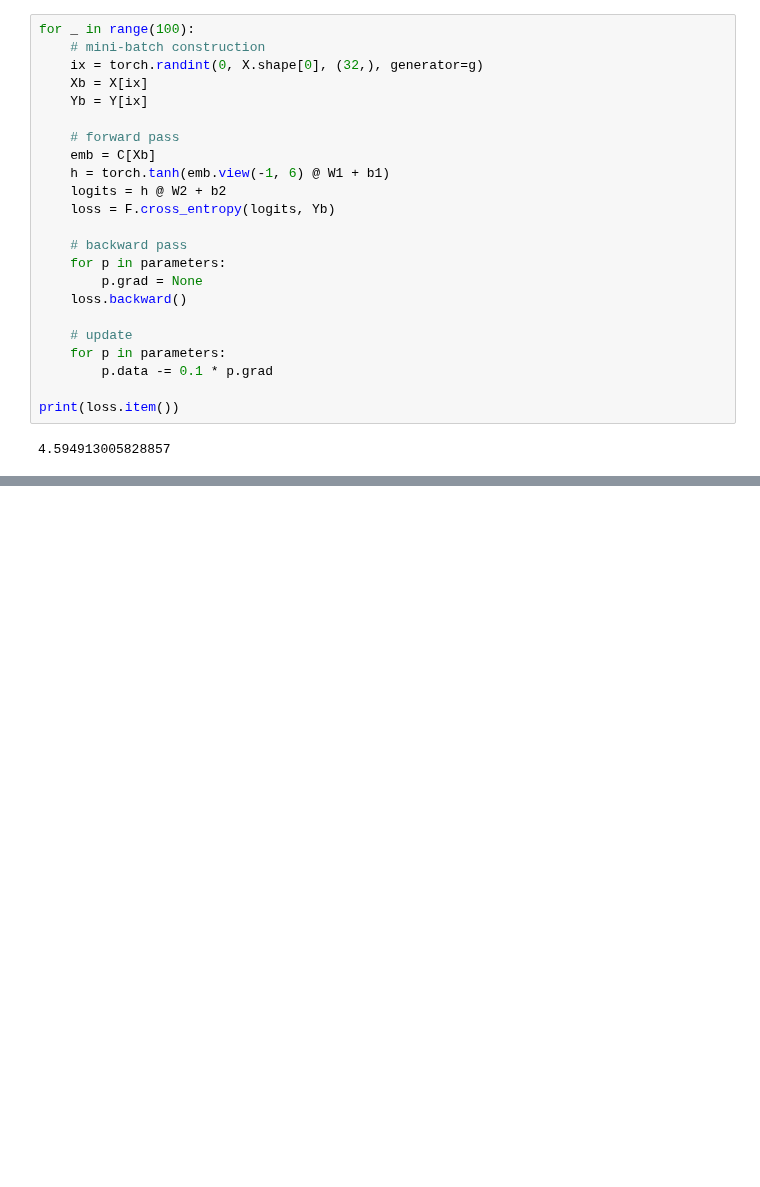
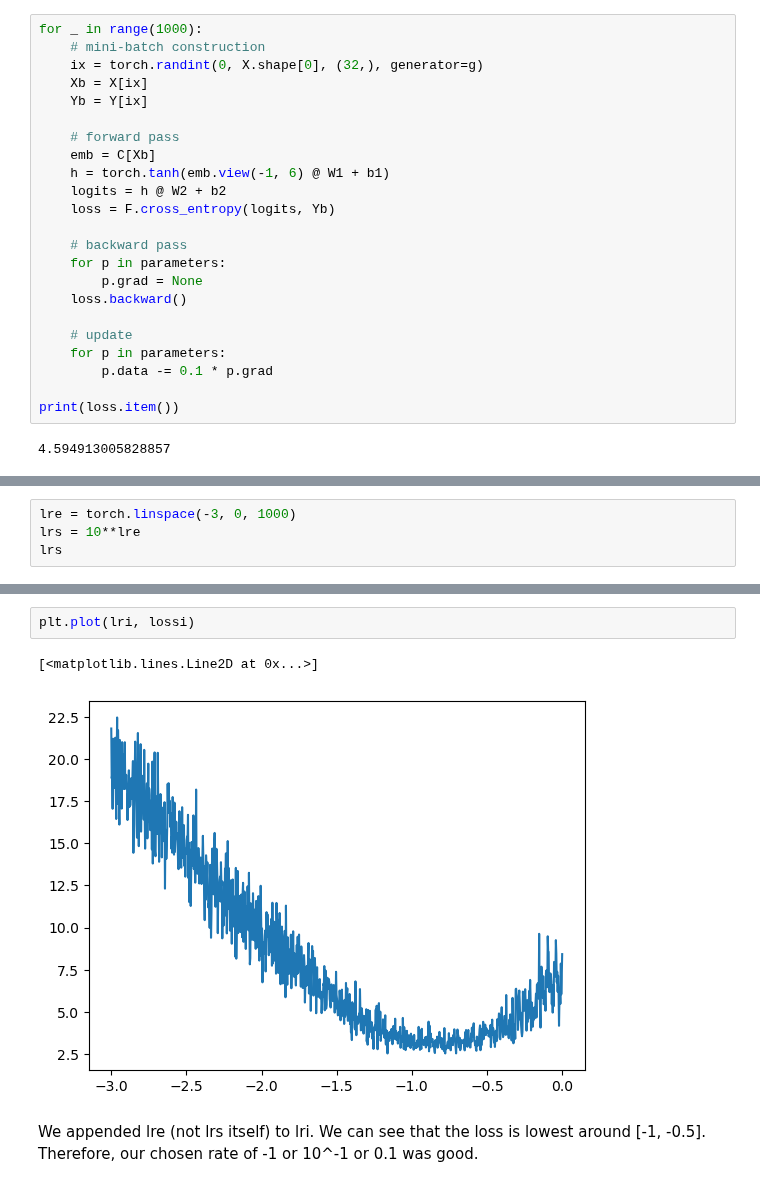
Before and after one commit to samz905/autoregressive-lm, a Jupyter notebook: MLP.ipynb, the cells around one changed output, grey strips where cells are left out. Saved outputs shown, nothing was run; the diff lists cells and outputs as text; blank space fills up the shorter version.

```diff
--- a/MLP.ipynb
+++ b/MLP.ipynb
@@ -455,7 +455,7 @@ We can implement mini-batch gradient descent to speed up training.
 # %%
 torch.randint(0, X.shape[0], (32,)) # randomly sampled mini-batch of 32 instances
 # %%
-for _ in range(100):
+for _ in range(1000):
     # mini-batch construction
     ix = torch.randint(0, X.shape[0], (32,), generator=g)
     Xb = X[ix]
@@ -481,0 +484,4 @@ print(loss.item())
+# %%
+lre = torch.linspace(-3, 0, 1000)
+lrs = 10**lre
+lrs
@@ -481,0 +564,7 @@ print(loss.item())
+# %%
+plt.plot(lri, lossi)
+# %% [output]
+[<matplotlib.lines.Line2D at 0x...>]
+[figure, added]
+# %% [markdown]
+We appended lre (not lrs itself) to lri. We can see that the loss is lowest around [-1, -0.5]. Therefore, our chosen rate of -1 or 10^-1 or 0.1 was good.
```
Also changed, not shown: parts of 3 cells of this notebook.
